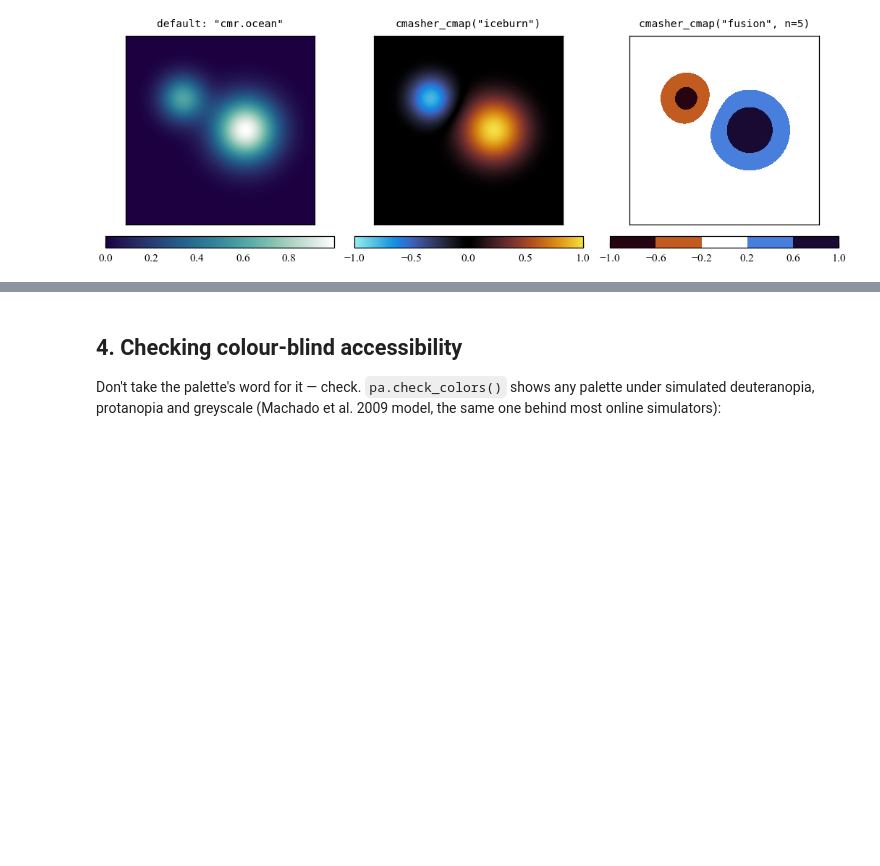
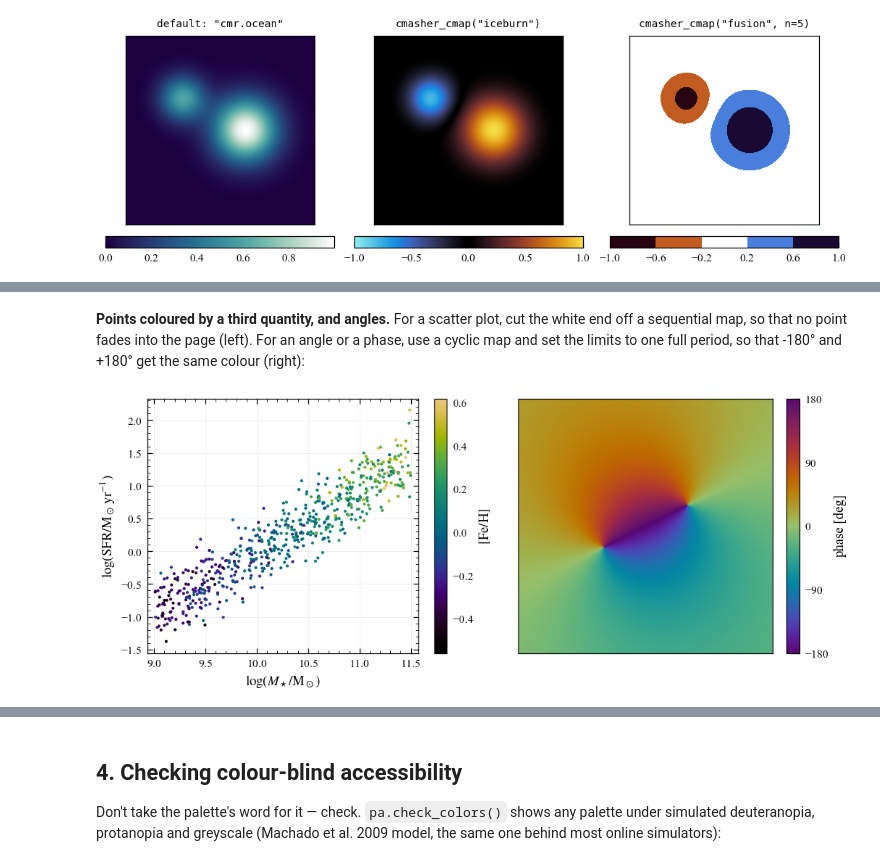
Before and after one commit to BehnoodBandi/plotastro, a Jupyter notebook: examples/tutorial.ipynb, the cells around one changed output, grey strips where cells are left out. Cells and saved outputs as stored; diff of their text form; code cells hidden in the pictures; blank space fills up the shorter version.

```diff
--- a/examples/tutorial.ipynb
+++ b/examples/tutorial.ipynb
@@ -310,0 +429,30 @@ pa.set_style("mnras")   # back to the default colours and colormap
+# %% [markdown]
+**Points coloured by a third quantity, and angles.** For a scatter plot,
+cut the white end off a sequential map, so that no point fades into the
+page (left). For an angle or a phase, use a cyclic map and set the limits
+to one full period, so that -180° and +180° get the same colour (right):
+# %%
+gen = np.random.default_rng(7)             # mock galaxies
+logm = gen.uniform(9, 11.5, 600)
+metal = 0.3 * (logm - 10.2) + gen.normal(0, 0.12, logm.size)
+sfr = 0.8 * (logm - 10) + 0.4 * metal + gen.normal(0, 0.25, logm.size)
+
+yy, xx = np.mgrid[-3:3:200j, -3:3:200j]   # the phase of a dipole-like field
+zz = xx + 1j * yy
+phase = np.degrees(np.angle((zz - (1 + 0.5j)) / (zz + (1 + 0.5j))))
+
+fig, (ax1, ax2) = pa.subplots(1, 2, width="full", aspect=0.8)
+sc = ax1.scatter(logm, sfr, c=metal, s=4, linewidths=0,
+                 cmap=pa.cmasher_cmap("rainforest", cmap_range=(0, 0.85)))
+fig.colorbar(sc, ax=ax1, label=r"$[\mathrm{Fe/H}]$")
+ax1.set_xlabel(r"$\log(M_\star/\mathrm{M_\odot})$")
+ax1.set_ylabel(r"$\log(\mathrm{SFR}/\mathrm{M_\odot\,yr^{-1}})$")
+
+im = ax2.imshow(phase, origin="lower", extent=[-3, 3, -3, 3],
+                cmap=pa.cmasher_cmap("infinity"), vmin=-180, vmax=180)
+fig.colorbar(im, ax=ax2, label="phase [deg]", ticks=[-180, -90, 0, 90, 180])
+ax2.set(xticks=[], yticks=[], aspect="equal")
+ax2.grid(False)
+plt.show()
+# %% [output]
+[figure, added]
```
Also changed, not shown: parts of 14 cells of this notebook, 6 other files.
